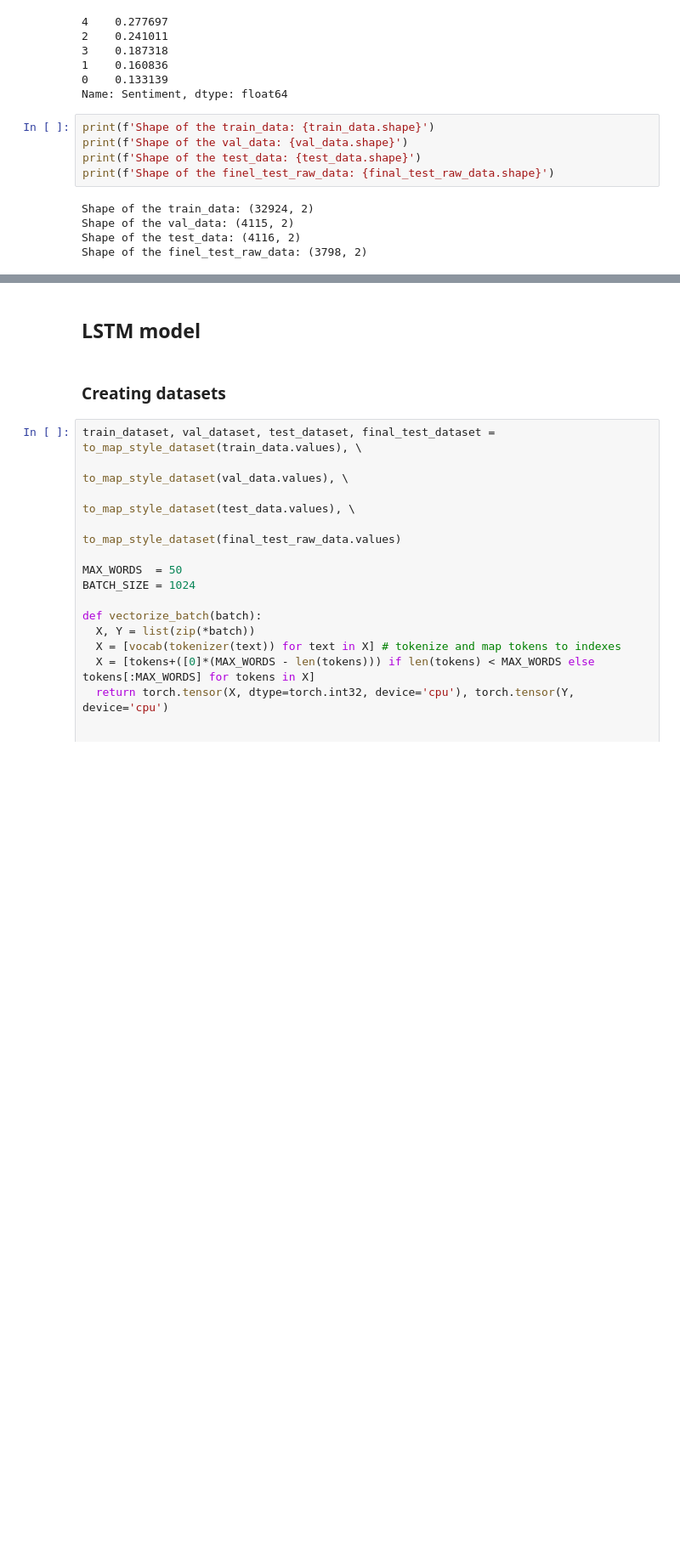
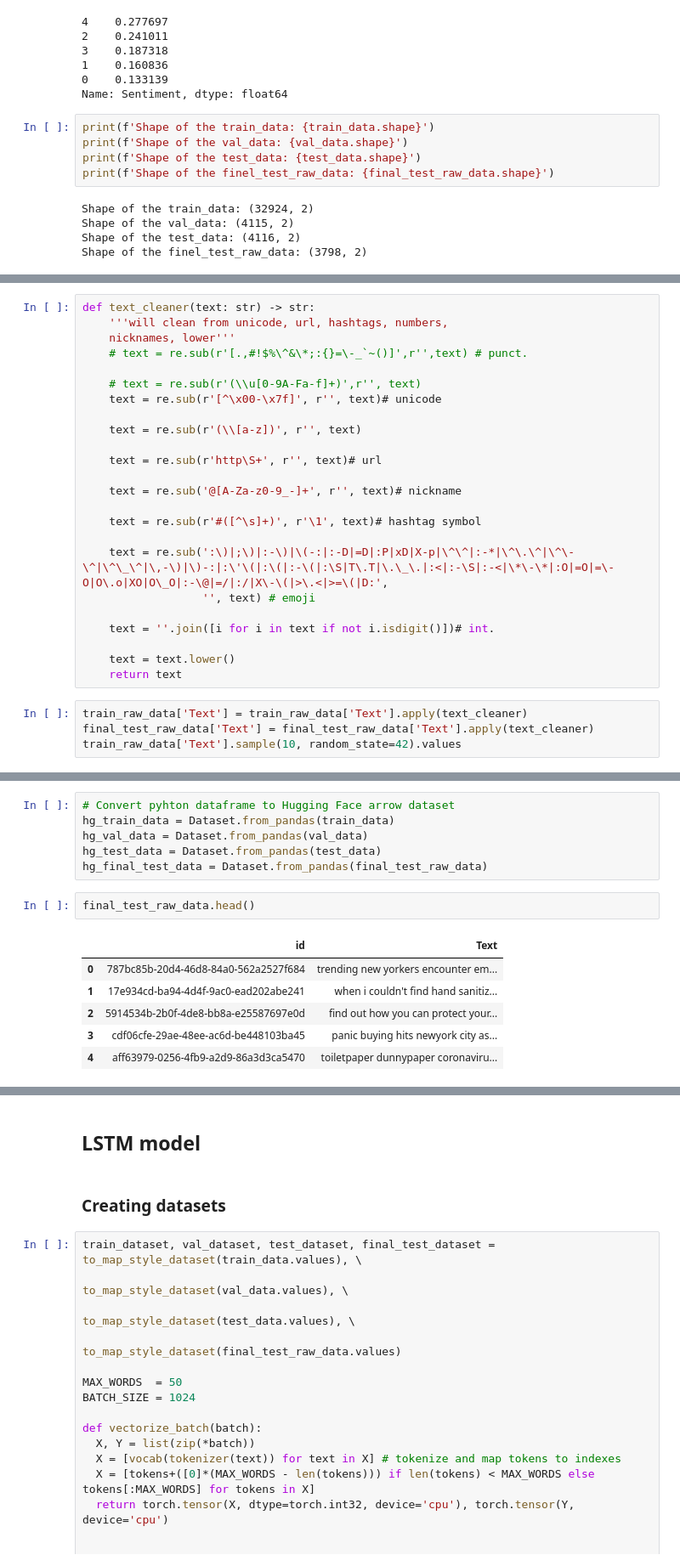
Before and after one commit to wizard339/education, a Jupyter notebook: misis/nlp/text_classification/transfer_learning_nlp_.ipynb, the cells around one changed output, grey strips where cells are left out. Shown: that part at 85% size. Drawn from its saved outputs; the diff is of its cells as text; blank space fills up the shorter version.

```diff
--- a/misis/nlp/text_classification/transfer_learning_nlp_.ipynb
+++ b/misis/nlp/text_classification/transfer_learning_nlp_.ipynb
@@ -278,0 +283,28 @@ Shape of the finel_test_raw_data: (3798, 2)
+# %%
+def text_cleaner(text: str) -> str:
+    '''will clean from unicode, url, hashtags, numbers,
+    nicknames, lower'''
+    # text = re.sub(r'[.,#!$%\^&\*;:{}=\-_`~()]',r'',text) # punct.
+
+    # text = re.sub(r'(\\u[0-9A-Fa-f]+)',r'', text)
+    text = re.sub(r'[^\x00-\x7f]', r'', text)# unicode
+
+    text = re.sub(r'(\\[a-z])', r'', text)
+
+    text = re.sub(r'http\S+', r'', text)# url
+
+    text = re.sub('@[A-Za-z0-9_-]+', r'', text)# nickname
+
+    text = re.sub(r'#([^\s]+)', r'\1', text)# hashtag symbol
+
+    text = re.sub(':\)|;\)|:-\)|\(-:|:-D|=D|:P|xD|X-p|\^\^|:-*|\^\.\^|\^\-\^|\^\_\^|\,-\)|\)-:|:\'\(|:\(|:-\(|:\S|T\.T|\.\_\.|:<|:-\S|:-<|\*\-\*|:O|=O|=\-O|O\.o|XO|O\_O|:-\@|=/|:/|X\-\(|>\.<|>=\(|D:',
+                  '', text) # emoji
+
+    text = ''.join([i for i in text if not i.isdigit()])# int.
+
+    text = text.lower()
+    return text
+# %%
+train_raw_data['Text'] = train_raw_data['Text'].apply(text_cleaner)
+final_test_raw_data['Text'] = final_test_raw_data['Text'].apply(text_cleaner)
+train_raw_data['Text'].sample(10, random_state=42).values
@@ -278,0 +349,15 @@ Shape of the finel_test_raw_data: (3798, 2)
+# %%
+# Convert pyhton dataframe to Hugging Face arrow dataset
+hg_train_data = Dataset.from_pandas(train_data)
+hg_val_data = Dataset.from_pandas(val_data)
+hg_test_data = Dataset.from_pandas(test_data)
+hg_final_test_data = Dataset.from_pandas(final_test_raw_data)
+# %%
+final_test_raw_data.head()
+# %% [output]
+|  | id | Text |
+| 0 | 787bc85b-20d4-46d8-84a0-562a2527f684 | trending new yorkers encounter em... |
+| 1 | 17e934cd-ba94-4d4f-9ac0-ead202abe241 | when i couldn't find hand sanitiz... |
+| 2 | 5914534b-2b0f-4de8-bb8a-e25587697e0d | find out how you can protect your... |
+| 3 | cdf06cfe-29ae-48ee-ac6d-be448103ba45 | panic buying hits newyork city as... |
+| 4 | aff63979-0256-4fb9-a2d9-86a3d3ca5470 | toiletpaper dunnypaper coronaviru... |
```
Also changed, not shown: parts of 19 cells of this notebook.
